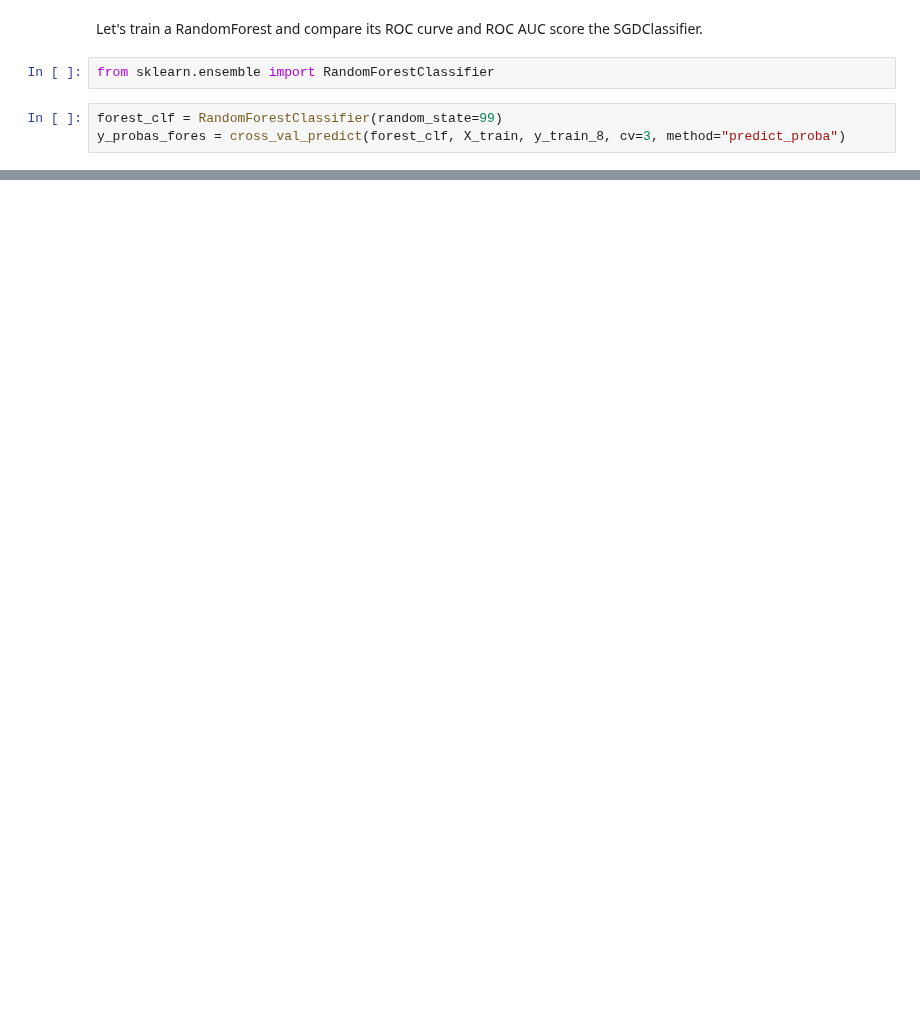
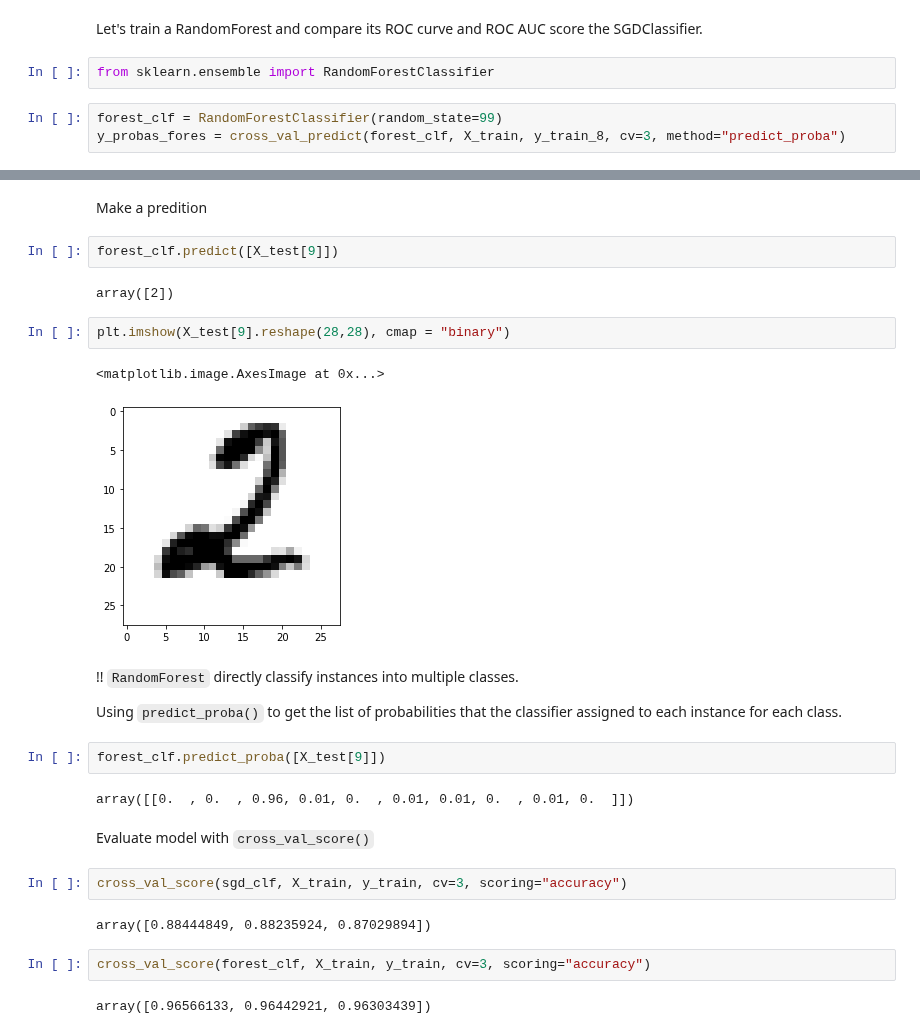
Before and after one commit to truongthuanr/self-learning-project, a Jupyter notebook: 07_MNIST.ipynb, the cells around one changed output, grey strips where cells are left out. Saved outputs shown, nothing was run; the diff lists cells and outputs as text; blank space fills up the shorter version.

```diff
--- a/07_MNIST.ipynb
+++ b/07_MNIST.ipynb
@@ -187,0 +278,29 @@ y_probas_fores = cross_val_predict(forest_clf, X_train, y_train_8, cv=3, method=
+# %% [markdown]
+Make a predition
+# %%
+forest_clf.predict([X_test[9]])
+# %% [output]
+array([2])
+# %%
+plt.imshow(X_test[9].reshape(28,28), cmap = "binary")
+# %% [output]
+<matplotlib.image.AxesImage at 0x...>
+[figure, added]
+# %% [markdown]
+!! `RandomForest` directly classify instances into multiple classes.
+
+Using `predict_proba()` to get the list of probabilities that the classifier assigned to each instance for each class.
+# %%
+forest_clf.predict_proba([X_test[9]])
+# %% [output]
+array([[0.  , 0.  , 0.96, 0.01, 0.  , 0.01, 0.01, 0.  , 0.01, 0.  ]])
+# %% [markdown]
+Evaluate model with `cross_val_score()`
+# %%
+cross_val_score(sgd_clf, X_train, y_train, cv=3, scoring="accuracy")
+# %% [output]
+array([0.88444849, 0.88235924, 0.87029894])
+# %%
+cross_val_score(forest_clf, X_train, y_train, cv=3, scoring="accuracy")
+# %% [output]
+array([0.96566133, 0.96442921, 0.96303439])
```
Also changed, not shown: parts of 25 cells of this notebook.
